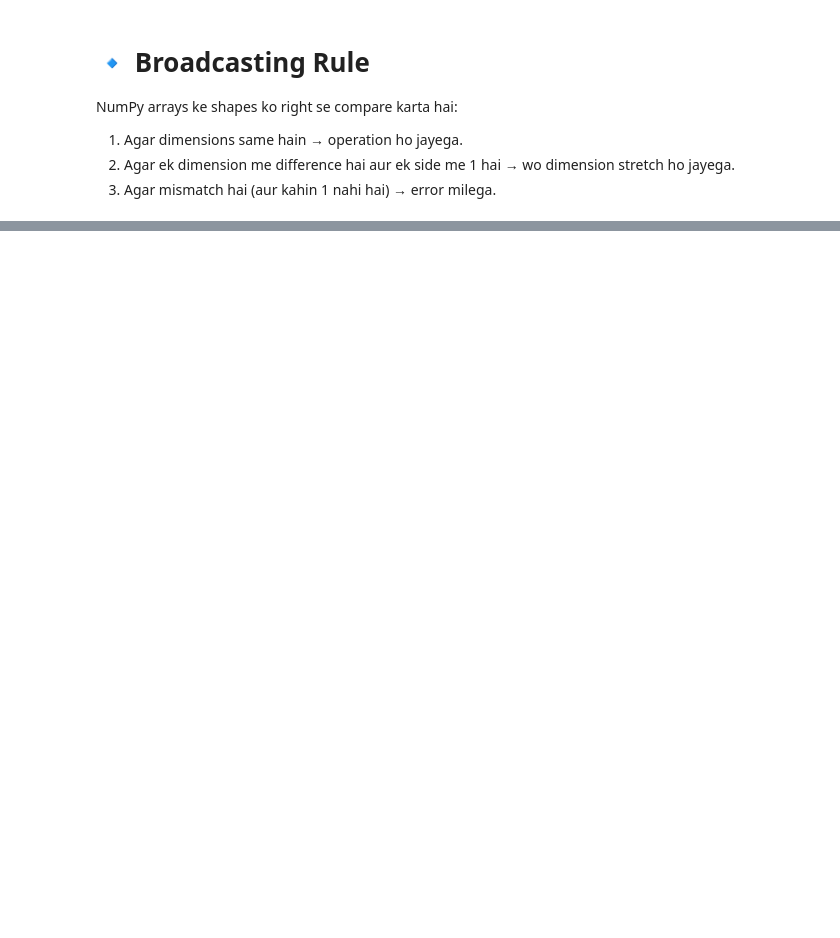
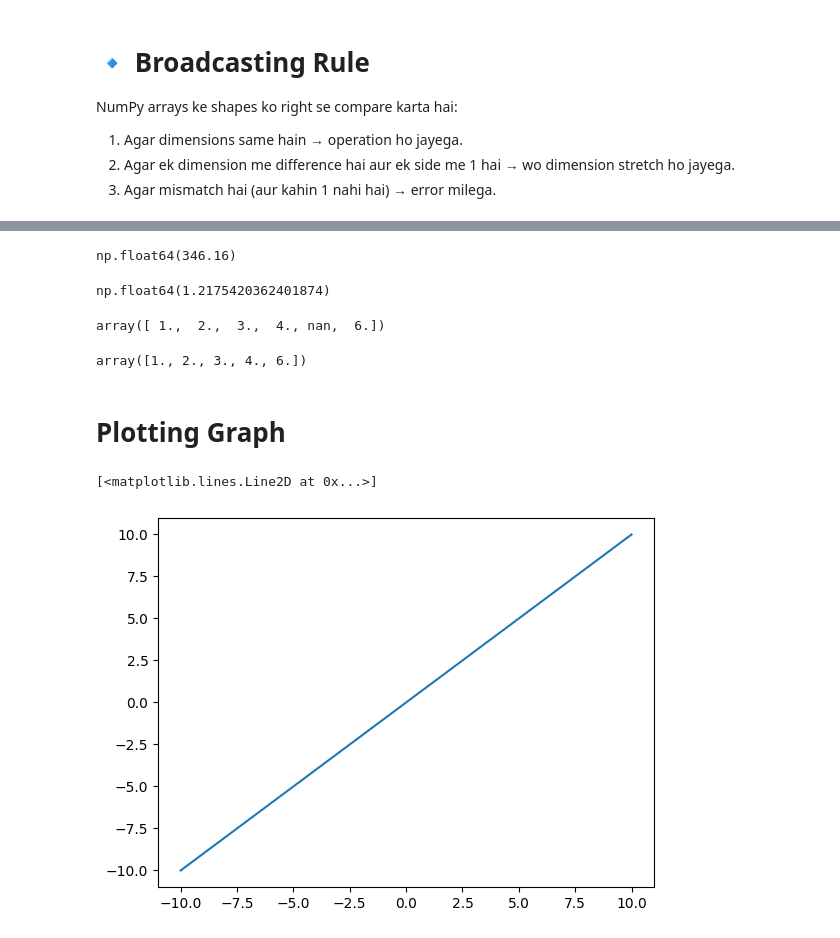
Before and after one commit to thesujalgaur/DATA-SCIENCE-Personal, a Jupyter notebook: Numpy/advance.ipynb, the cells around one changed output, grey strips where cells are left out. Saved outputs shown, nothing was run; the diff lists cells and outputs as text; code cells hidden in the pictures; blank space fills up the shorter version.

```diff
--- a/Numpy/advance.ipynb
+++ b/Numpy/advance.ipynb
@@ -260,0 +186,41 @@ ValueError: operands could not be broadcast together with shapes (4,4) (2,2)
+# %%
+def mse(actual,predicted):
+    return np.mean((actual-predicted)**2)
+
+mse(actual,predicted)
+# %% [output]
+np.float64(346.16)
+# %%
+#binary cross Entropy
+
+def bce(actual,predicted):
+  return  -np.mean(actual*np.log(predicted)+(1-actual)*np.log(1-predicted))
+
+actual=np.array([0,1,0,1,1,0])
+predicted=np.array([0.9,0.1,0.3,0.3,0.8,0.6])
+
+bce(actual,predicted)
+# %% [output]
+np.float64(1.2175420362401874)
+# %%
+#working with missing values np.nan
+a=np.array([1,2,3,4,np.nan,6])
+a
+# %% [output]
+array([ 1.,  2.,  3.,  4., nan,  6.])
+# %%
+a[~np.isnan(a)]
+#jitni bhi nan values thi woh sab hat gyi
+# %% [output]
+array([1., 2., 3., 4., 6.])
+# %% [markdown]
+# Plotting Graph
+# %%
+import matplotlib.pyplot as plt
+x=np.linspace(-10,10,100)
+y=x
+
+plt.plot(x,y)
+# %% [output]
+[<matplotlib.lines.Line2D at 0x...>]
+[figure, added]
```
Also changed, not shown: parts of 32 cells of this notebook, 1 other file.
